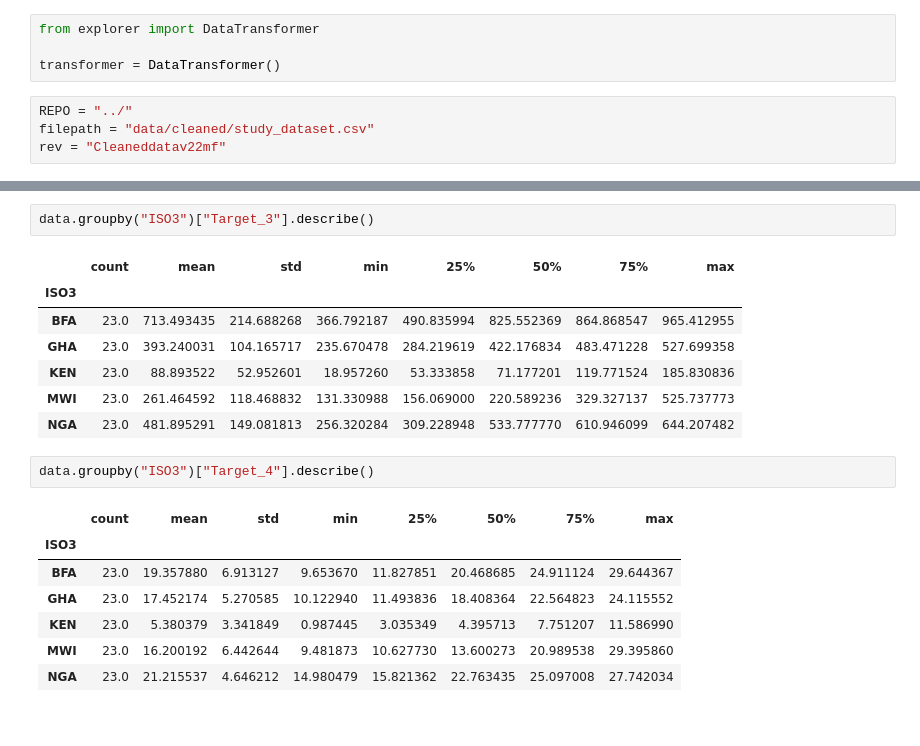
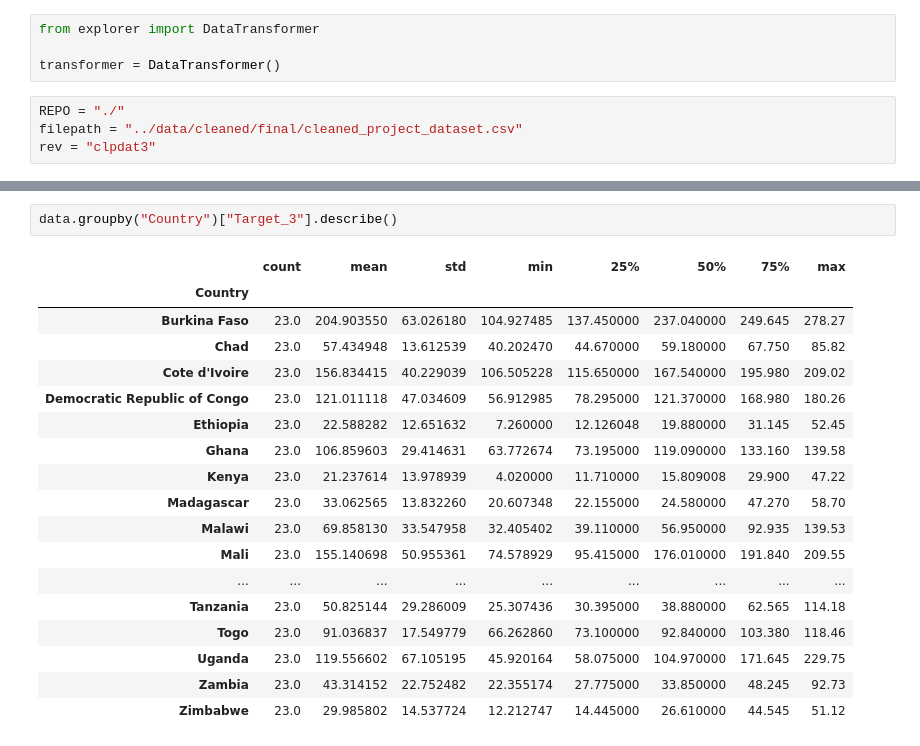
Before and after one commit to Josias-Ounsinli/Assessing-Short-and-Long-Term-Malaria-Transmission-and-Burden-Under-Various-Vaccination-Scenarios, a Jupyter notebook: notebooks/descriptive_stats.ipynb, the cells around one changed output, grey strips where cells are left out. Drawn from its saved outputs; the diff is of its cells as text.

```diff
--- a/notebooks/descriptive_stats.ipynb
+++ b/notebooks/descriptive_stats.ipynb
@@ -15,9 +15,9 @@ from explorer import DataTransformer
 
 transformer = DataTransformer()
 # %%
-REPO = "../"
-filepath = "data/cleaned/study_dataset.csv"
-rev = "Cleaneddatav22mf"
+REPO = "./"
+filepath = "../data/cleaned/final/cleaned_project_dataset.csv"
+rev = "clpdat3"
 # %%
 data = transformer.load_data(ext="csv", filepath=filepath, repo=REPO, rev=rev, header=0, parse_dates=["Date"])
 data.head()
@@ -52,20 +74,21 @@ data.groupby("ISO3")["Target_2"].describe()
 # %%
-data.groupby("ISO3")["Target_3"].describe()
+data.groupby("Country")["Target_3"].describe()
 # %% [output]
 |  | count | mean | std | min | 25% | 50% | 75% | max |
-| ISO3 |  |  |  |  |  |  |  |  |
-| BFA | 23.0 | 713.493435 | 214.688268 | 366.792187 | 490.835994 | 825.552369 | 864.868547 | 965.412955 |
-| GHA | 23.0 | 393.240031 | 104.165717 | 235.670478 | 284.219619 | 422.176834 | 483.471228 | 527.699358 |
-| KEN | 23.0 | 88.893522 | 52.952601 | 18.957260 | 53.333858 | 71.177201 | 119.771524 | 185.830836 |
-| MWI | 23.0 | 261.464592 | 118.468832 | 131.330988 | 156.069000 | 220.589236 | 329.327137 | 525.737773 |
-| NGA | 23.0 | 481.895291 | 149.081813 | 256.320284 | 309.228948 | 533.777770 | 610.946099 | 644.207482 |
+| Country |  |  |  |  |  |  |  |  |
+| Burkina Faso | 23.0 | 204.903550 | 63.026180 | 104.927485 | 137.450000 | 237.040000 | 249.645 | 278.27 |
+| Chad | 23.0 | 57.434948 | 13.612539 | 40.202470 | 44.670000 | 59.180000 | 67.750 | 85.82 |
+| Cote d'Ivoire | 23.0 | 156.834415 | 40.229039 | 106.505228 | 115.650000 | 167.540000 | 195.980 | 209.02 |
+| Democratic Republic of Congo | 23.0 | 121.011118 | 47.034609 | 56.912985 | 78.295000 | 121.370000 | 168.980 | 180.26 |
+| Ethiopia | 23.0 | 22.588282 | 12.651632 | 7.260000 | 12.126048 | 19.880000 | 31.145 | 52.45 |
+| Ghana | 23.0 | 106.859603 | 29.414631 | 63.772674 | 73.195000 | 119.090000 | 133.160 | 139.58 |
+| Kenya | 23.0 | 21.237614 | 13.978939 | 4.020000 | 11.710000 | 15.809008 | 29.900 | 47.22 |
+| Madagascar | 23.0 | 33.062565 | 13.832260 | 20.607348 | 22.155000 | 24.580000 | 47.270 | 58.70 |
+| Malawi | 23.0 | 69.858130 | 33.547958 | 32.405402 | 39.110000 | 56.950000 | 92.935 | 139.53 |
+| Mali | 23.0 | 155.140698 | 50.955361 | 74.578929 | 95.415000 | 176.010000 | 191.840 | 209.55 |
+| ... | ... | ... | ... | ... | ... | ... | ... | ... |
+| Tanzania | 23.0 | 50.825144 | 29.286009 | 25.307436 | 30.395000 | 38.880000 | 62.565 | 114.18 |
+| Togo | 23.0 | 91.036837 | 17.549779 | 66.262860 | 73.100000 | 92.840000 | 103.380 | 118.46 |
+| Uganda | 23.0 | 119.556602 | 67.105195 | 45.920164 | 58.075000 | 104.970000 | 171.645 | 229.75 |
+| Zambia | 23.0 | 43.314152 | 22.752482 | 22.355174 | 27.775000 | 33.850000 | 48.245 | 92.73 |
+| Zimbabwe | 23.0 | 29.985802 | 14.537724 | 12.212747 | 14.445000 | 26.610000 | 44.545 | 51.12 |
-# %%
-data.groupby("ISO3")["Target_4"].describe()
-# %% [output]
-|  | count | mean | std | min | 25% | 50% | 75% | max |
-| ISO3 |  |  |  |  |  |  |  |  |
-| BFA | 23.0 | 19.357880 | 6.913127 | 9.653670 | 11.827851 | 20.468685 | 24.911124 | 29.644367 |
-| GHA | 23.0 | 17.452174 | 5.270585 | 10.122940 | 11.493836 | 18.408364 | 22.564823 | 24.115552 |
-| KEN | 23.0 | 5.380379 | 3.341849 | 0.987445 | 3.035349 | 4.395713 | 7.751207 | 11.586990 |
-| MWI | 23.0 | 16.200192 | 6.442644 | 9.481873 | 10.627730 | 13.600273 | 20.989538 | 29.395860 |
-| NGA | 23.0 | 21.215537 | 4.646212 | 14.980479 | 15.821362 | 22.763435 | 25.097008 | 27.742034 |
```
Also changed, not shown: parts of 6 cells of this notebook.
